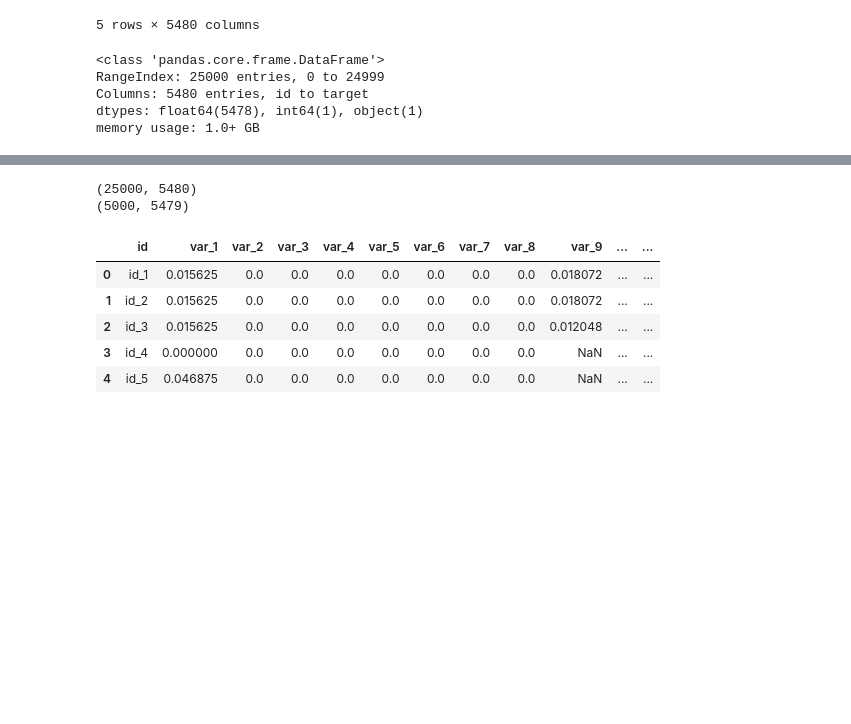
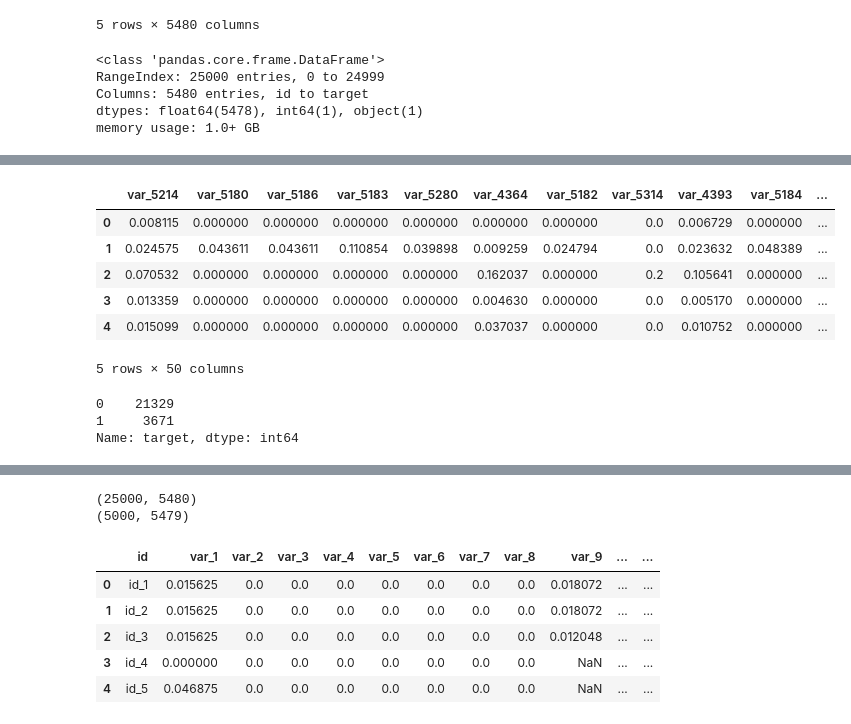
Before and after one commit to utkarsh-iitbhu/Fibe-ML, a Jupyter notebook: run.ipynb, the cells around one changed output, grey strips where cells are left out. Cells and saved outputs as stored; diff of their text form; code cells hidden in the pictures; blank space fills up the shorter version.

```diff
--- a/run.ipynb
+++ b/run.ipynb
@@ -24,0 +72,28 @@ memory usage: 1.0+ GB
+# %%
+df=df.fillna(value=0)
+# %%
+corr_with_target = df.corr()['target']
+
+# extract the top 50 correlations
+top_50_corr_with_target = corr_with_target.abs().nlargest(50)[1:]
+
+# select only the top 50 correlated columns from the original dataframe
+df = df[top_50_corr_with_target.index]
+# %%
+df['target'] = dfo['target']
+# %%
+df.head()
+# %% [output]
+|  | var_5214 | var_5180 | var_5186 | var_5183 | var_5280 | var_4364 | var_5182 | var_5314 | var_4393 | var_5184 | ... |
+| 0 | 0.008115 | 0.000000 | 0.000000 | 0.000000 | 0.000000 | 0.000000 | 0.000000 | 0.0 | 0.006729 | 0.000000 | ... |
+| 1 | 0.024575 | 0.043611 | 0.043611 | 0.110854 | 0.039898 | 0.009259 | 0.024794 | 0.0 | 0.023632 | 0.048389 | ... |
+| 2 | 0.070532 | 0.000000 | 0.000000 | 0.000000 | 0.000000 | 0.162037 | 0.000000 | 0.2 | 0.105641 | 0.000000 | ... |
+| 3 | 0.013359 | 0.000000 | 0.000000 | 0.000000 | 0.000000 | 0.004630 | 0.000000 | 0.0 | 0.005170 | 0.000000 | ... |
+| 4 | 0.015099 | 0.000000 | 0.000000 | 0.000000 | 0.000000 | 0.037037 | 0.000000 | 0.0 | 0.010752 | 0.000000 | ... |
+5 rows × 50 columns
+# %%
+df['target'].value_counts()
+# %% [output]
+0    21329
+1     3671
+Name: target, dtype: int64
```
Also changed, not shown: parts of 26 cells of this notebook.
